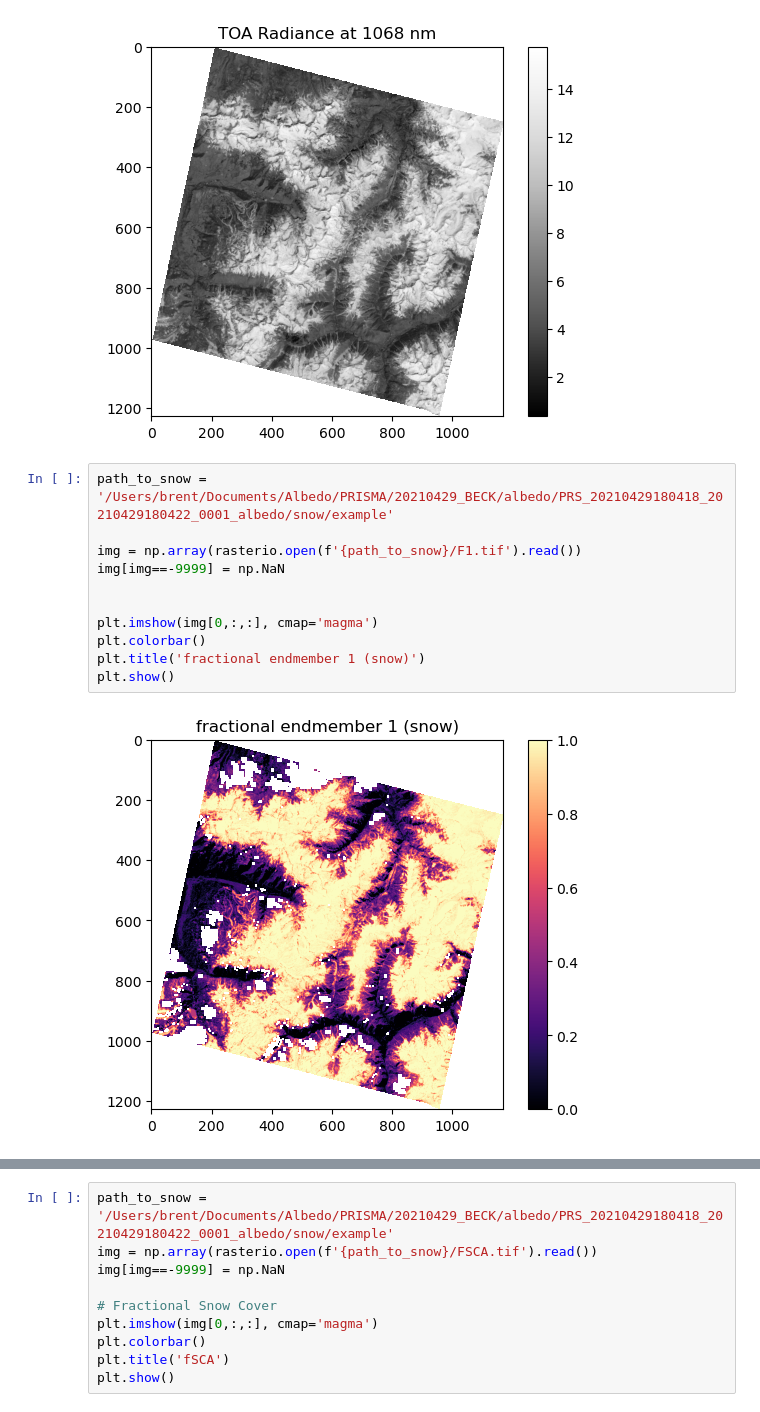
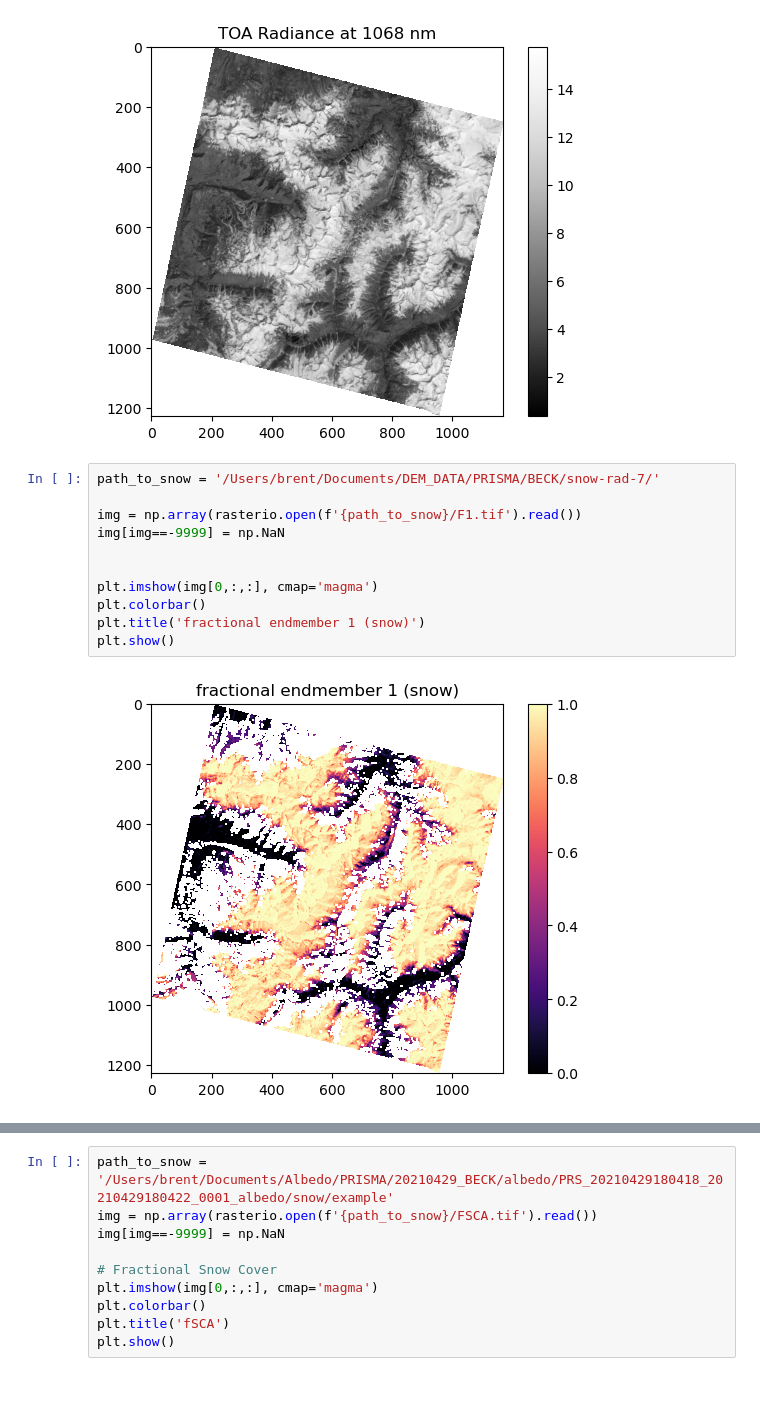
Before and after one commit to cryogars/goshawk, a Jupyter notebook: notebooks/Visualize_Results.ipynb, the cells around one changed output, grey strips where cells are left out. Saved outputs shown, nothing was run; the diff lists cells and outputs as text.

Commit message:
latest updates for examples

```diff
--- a/notebooks/Visualize_Results.ipynb
+++ b/notebooks/Visualize_Results.ipynb
@@ -21,18 +21,18 @@ plt.show()
 # %% [output]
 [figure]
 # %%
-path_to_snow = '/Users/brent/Documents/Albedo/PRISMA/20210429_BECK/albedo/PRS_20210429180418_20210429180422_0001_albedo/snow/example'
+path_to_snow = '/Users/brent/Documents/DEM_DATA/PRISMA/BECK/snow-rad-7/'
 
 img = np.array(rasterio.open(f'{path_to_snow}/F1.tif').read())
 img[img==-9999] = np.NaN
 
 
 plt.imshow(img[0,:,:], cmap='magma')
 plt.colorbar()
 plt.title('fractional endmember 1 (snow)')
 plt.show()
 # %% [output]
-[figure, old version]
+[figure, new version]
 # %%
 img = np.array(rasterio.open(f'{path_to_snow}/F2.tif').read())
 img[img==-9999] = np.NaN
```
Also changed, not shown: parts of 6 cells of this notebook.
